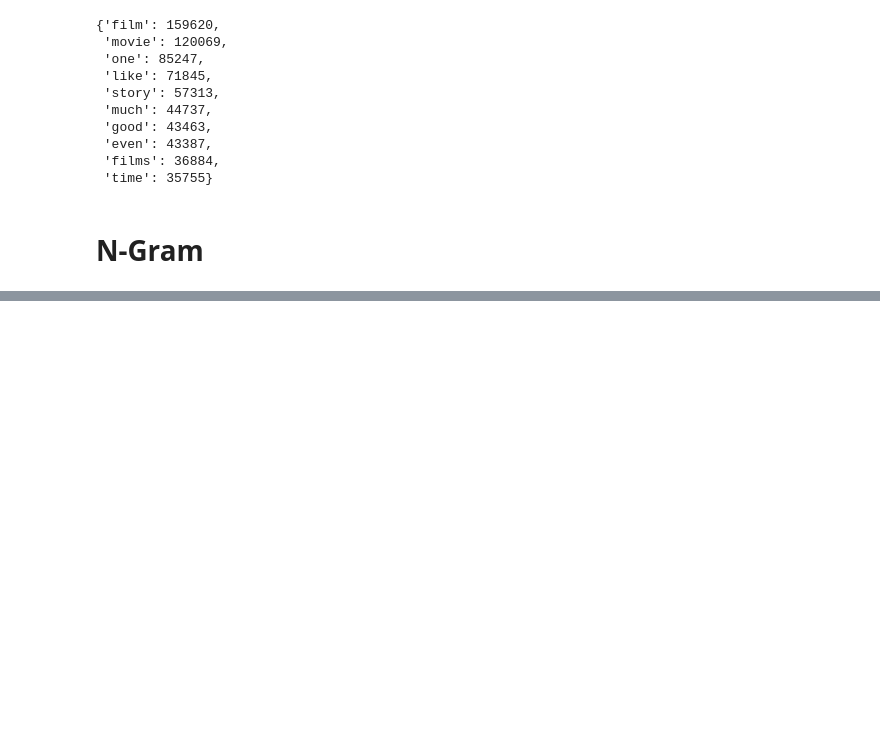
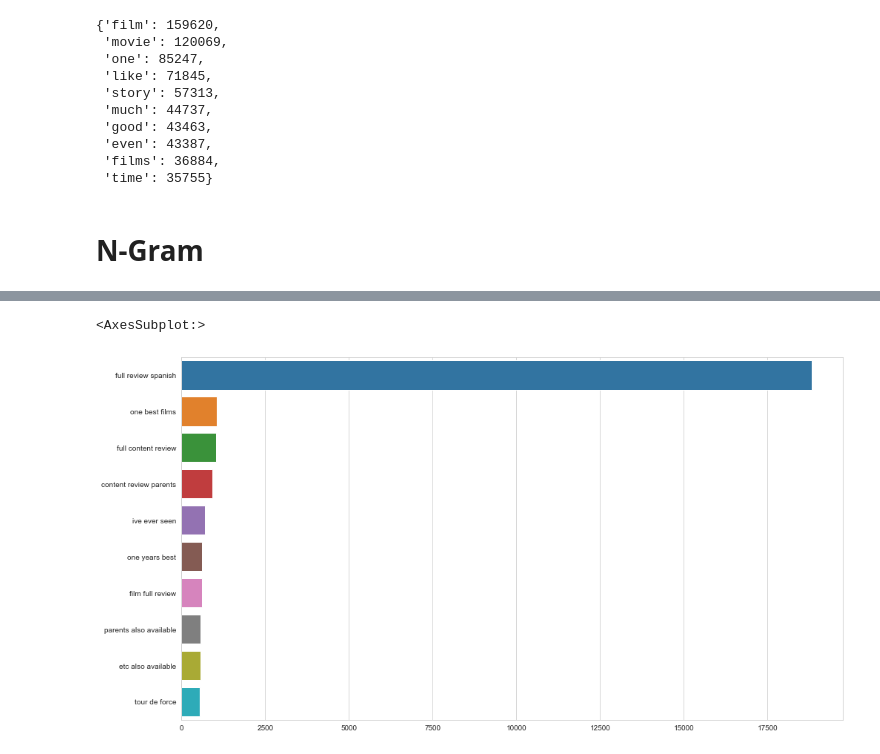
Before and after one commit to antoneev/66DaysOfData, a Jupyter notebook: NLP-TextComparison/Rotten Tomatoes.ipynb, the cells around one changed output, grey strips where cells are left out. Drawn from its saved outputs; the diff is of its cells as text; code cells hidden in the pictures; blank space fills up the shorter version.

```diff
--- a/NLP-TextComparison/Rotten Tomatoes.ipynb
+++ b/NLP-TextComparison/Rotten Tomatoes.ipynb
@@ -235,0 +263,8 @@ most_common
+# %%
+plt.figure(figsize = (16,9))
+most_common_uni = get_top_text_ngrams(df.review_content_clean,10,3)
+most_common_uni = dict(most_common_uni)
+sns.barplot(x = list(most_common_uni.values()),y = list(most_common_uni.keys()))
+# %% [output]
+<AxesSubplot:>
+[figure, added]
```
Also changed, not shown: parts of 4 cells of this notebook.
